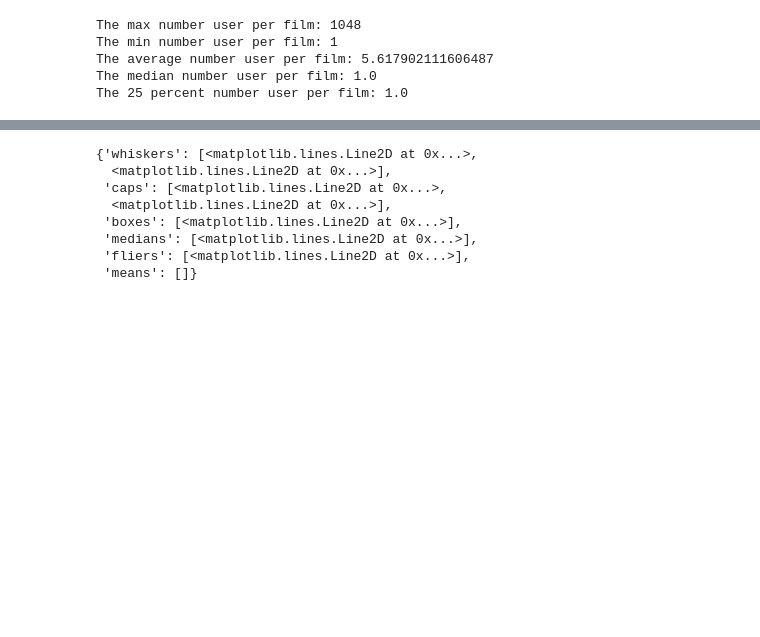
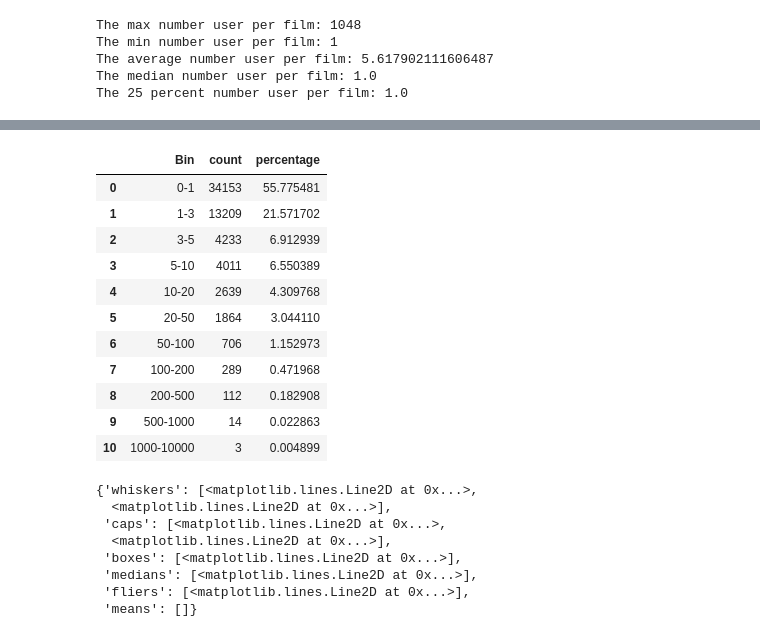
Before and after one commit to LishuangDeng/Recommandation_Systems, a Jupyter notebook: Data_Cleaning_Phase1.ipynb, the cells around one changed output, grey strips where cells are left out. Saved outputs shown, nothing was run; the diff lists cells and outputs as text; code cells hidden in the pictures; blank space fills up the shorter version.

```diff
--- a/Data_Cleaning_Phase1.ipynb
+++ b/Data_Cleaning_Phase1.ipynb
@@ -221,3 +263,25 @@ The 25 percent number user per film: 1.0
+# %%
+# check the percentage
+data_film = user_per_film['Count']
+bins = [0, 1, 3, 5, 10,20,50,100,200,500,1000,10000]
+labels = ['0-1', '1-3','3-5', '5-10','10-20','20-50','50-100','100-200','200-500','500-1000','1000-10000']
+data_film_binned = pd.cut(data_film, bins=bins, labels=labels)
+data_film_binned = data_film_binned.value_counts().reset_index().rename(columns={'Count':'Bin'})
+data_film_binned['percentage'] = data_film_binned['count']/data_film_binned['count'].sum()*100
+data_film_binned
+# %% [output]
+|  | Bin | count | percentage |
+| 0 | 0-1 | 34153 | 55.775481 |
+| 1 | 1-3 | 13209 | 21.571702 |
+| 2 | 3-5 | 4233 | 6.912939 |
+| 3 | 5-10 | 4011 | 6.550389 |
+| 4 | 10-20 | 2639 | 4.309768 |
+| 5 | 20-50 | 1864 | 3.044110 |
+| 6 | 50-100 | 706 | 1.152973 |
+| 7 | 100-200 | 289 | 0.471968 |
+| 8 | 200-500 | 112 | 0.182908 |
+| 9 | 500-1000 | 14 | 0.022863 |
+| 10 | 1000-10000 | 3 | 0.004899 |
 # %%
 plt.boxplot(user_per_film['Count'])
 # %% [output]
```
Also changed, not shown: parts of 11 cells of this notebook.
